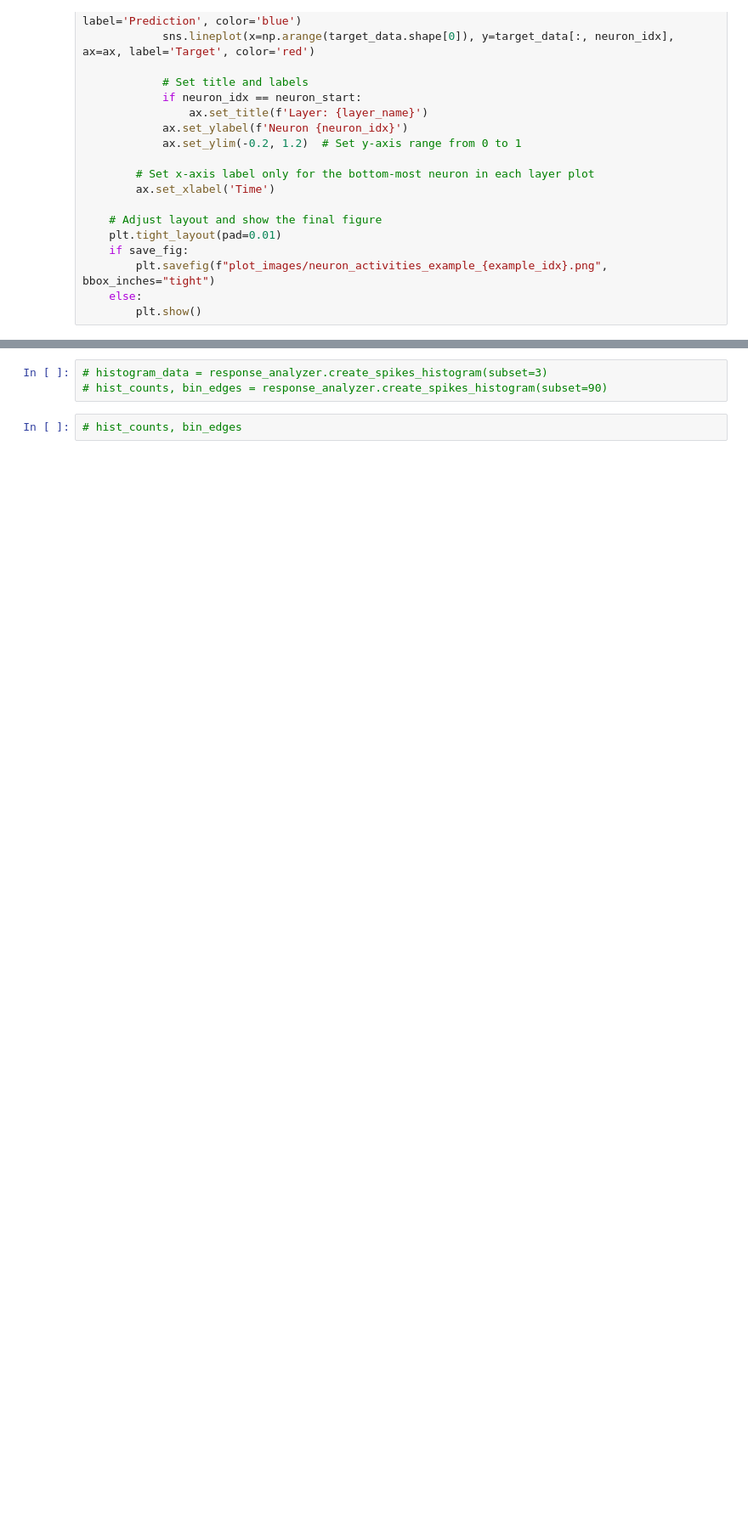
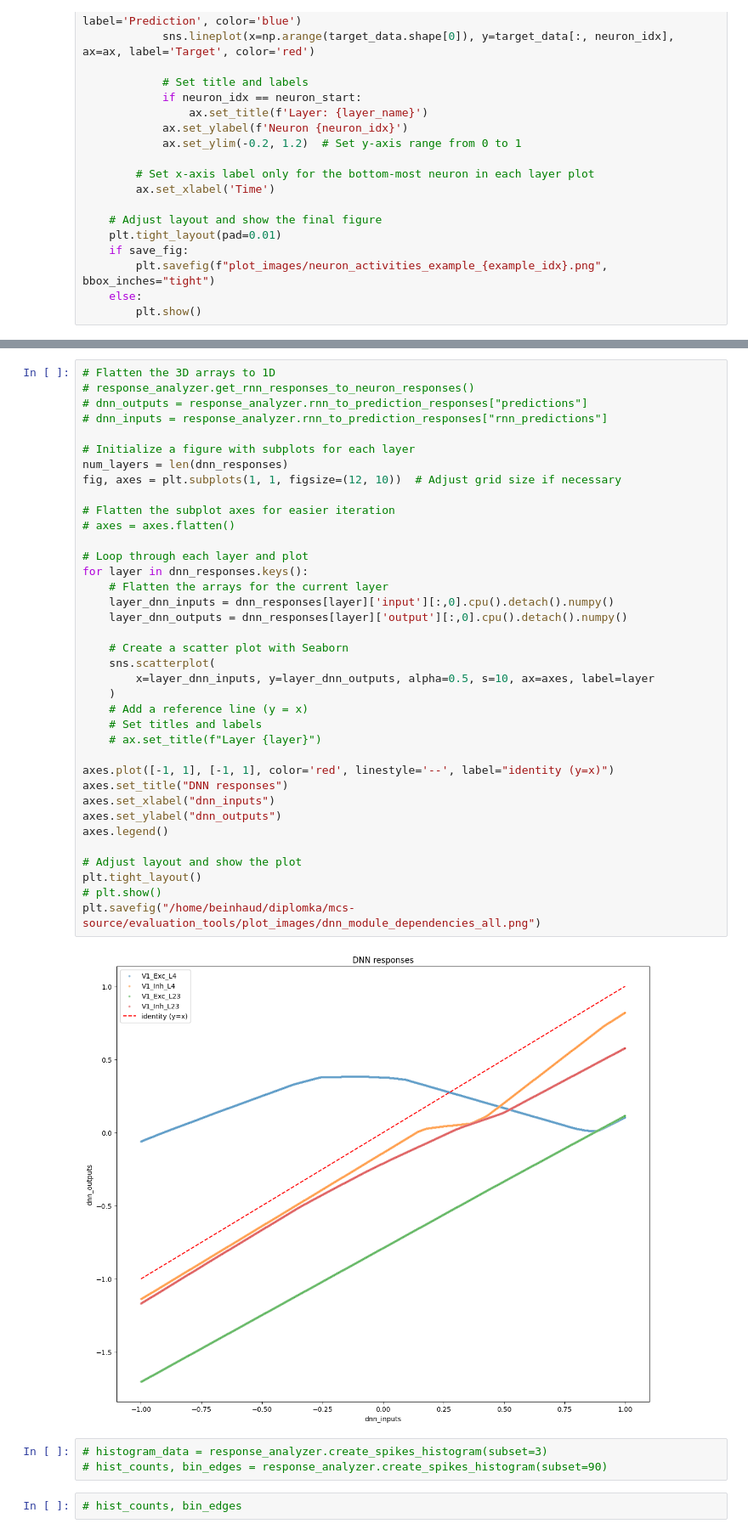
Before and after one commit to dbeinhauer/mcs-source, a Jupyter notebook: evaluation_tools/response_analyzis.ipynb, the cells around one changed output, grey strips where cells are left out. Shown at 85% size. Cells and saved outputs as stored; diff of their text form; blank space fills up the shorter version.

```diff
--- a/evaluation_tools/response_analyzis.ipynb
+++ b/evaluation_tools/response_analyzis.ipynb
@@ -143,3 +142,42 @@ KeyError: 'predictions'
+# %%
+# Flatten the 3D arrays to 1D
+# response_analyzer.get_rnn_responses_to_neuron_responses()
+# dnn_outputs = response_analyzer.rnn_to_prediction_responses["predictions"]
+# dnn_inputs = response_analyzer.rnn_to_prediction_responses["rnn_predictions"]
+
+# Initialize a figure with subplots for each layer
+num_layers = len(dnn_responses)
+fig, axes = plt.subplots(1, 1, figsize=(12, 10))  # Adjust grid size if necessary
+
+# Flatten the subplot axes for easier iteration
+# axes = axes.flatten()
+
+# Loop through each layer and plot
+for layer in dnn_responses.keys():
+    # Flatten the arrays for the current layer
+    layer_dnn_inputs = dnn_responses[layer]['input'][:,0].cpu().detach().numpy()
+    layer_dnn_outputs = dnn_responses[layer]['output'][:,0].cpu().detach().numpy()
+
+    # Create a scatter plot with Seaborn
+    sns.scatterplot(
+        x=layer_dnn_inputs, y=layer_dnn_outputs, alpha=0.5, s=10, ax=axes, label=layer
+    )
+    # Add a reference line (y = x)
+    # Set titles and labels
+    # ax.set_title(f"Layer {layer}")
+
+axes.plot([-1, 1], [-1, 1], color='red', linestyle='--', label="identity (y=x)")
+axes.set_title("DNN responses")
+axes.set_xlabel("dnn_inputs")
+axes.set_ylabel("dnn_outputs")
+axes.legend()
+
+# Adjust layout and show the plot
+plt.tight_layout()
+# plt.show()
+plt.savefig("/home/beinhaud/diplomka/mcs-source/evaluation_tools/plot_images/dnn_module_dependencies_all.png")
+# %% [output]
+[figure, added]
 # %%
 # histogram_data = response_analyzer.create_spikes_histogram(subset=3)
 # hist_counts, bin_edges = response_analyzer.create_spikes_histogram(subset=90)
```
Also changed, not shown: parts of 7 cells of this notebook, 1 other file.
